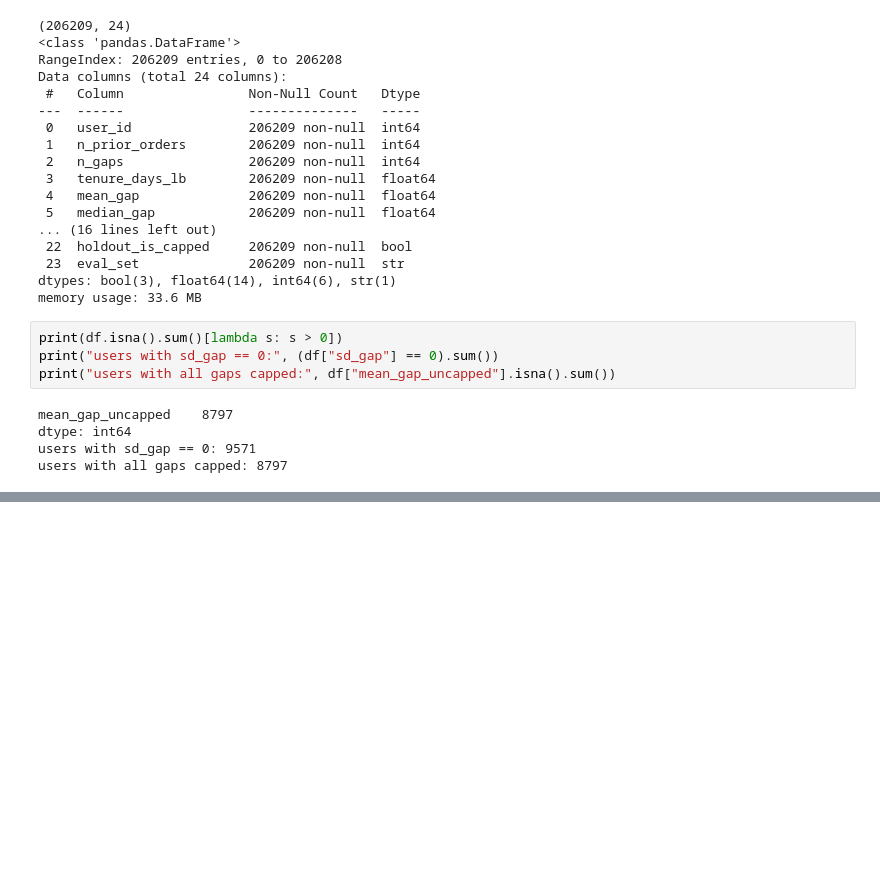
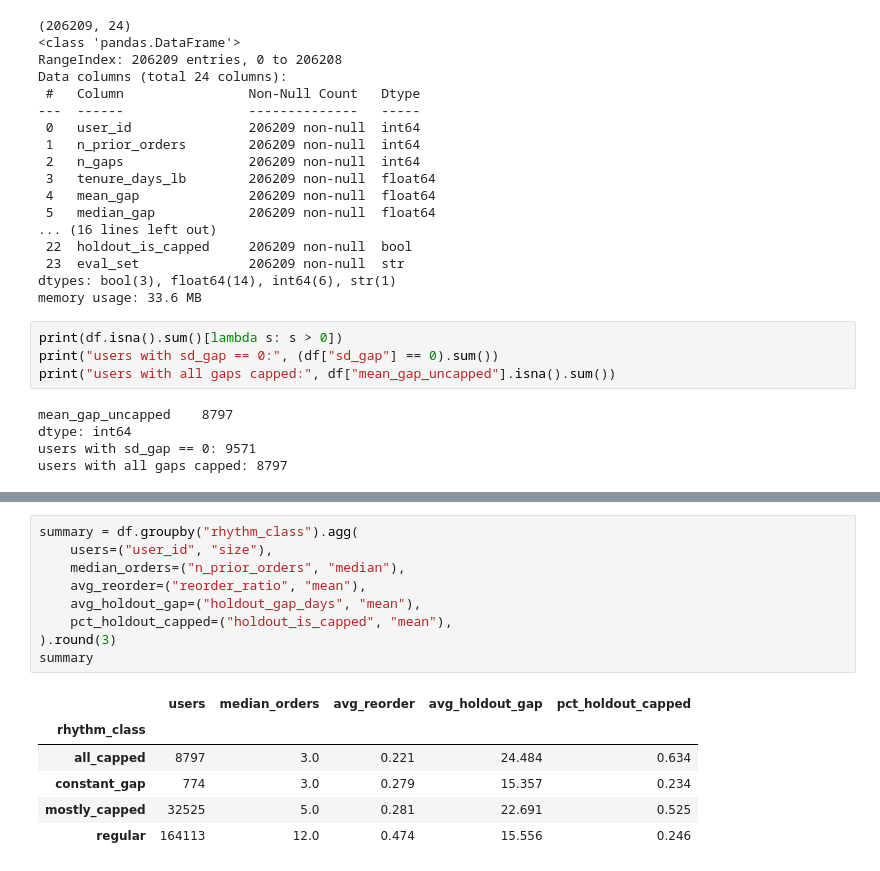
Before and after one commit to fahimhasan-data/instacart-churn-engine, a Jupyter notebook: notebooks/01_load_and_profile.ipynb, the cells around one changed output, grey strips where cells are left out. Drawn from its saved outputs; the diff is of its cells as text; blank space fills up the shorter version.

```diff
--- a/notebooks/01_load_and_profile.ipynb
+++ b/notebooks/01_load_and_profile.ipynb
@@ -54,0 +86,16 @@ users with all gaps capped: 8797
+# %%
+summary = df.groupby("rhythm_class").agg(
+    users=("user_id", "size"),
+    median_orders=("n_prior_orders", "median"),
+    avg_reorder=("reorder_ratio", "mean"),
+    avg_holdout_gap=("holdout_gap_days", "mean"),
+    pct_holdout_capped=("holdout_is_capped", "mean"),
+).round(3)
+summary
+# %% [output]
+|  | users | median_orders | avg_reorder | avg_holdout_gap | pct_holdout_capped |
+| rhythm_class |  |  |  |  |  |
+| all_capped | 8797 | 3.0 | 0.221 | 24.484 | 0.634 |
+| constant_gap | 774 | 3.0 | 0.279 | 15.357 | 0.234 |
+| mostly_capped | 32525 | 5.0 | 0.281 | 22.691 | 0.525 |
+| regular | 164113 | 12.0 | 0.474 | 15.556 | 0.246 |
```
Also changed, not shown: parts of 3 cells of this notebook, 1 other file.
